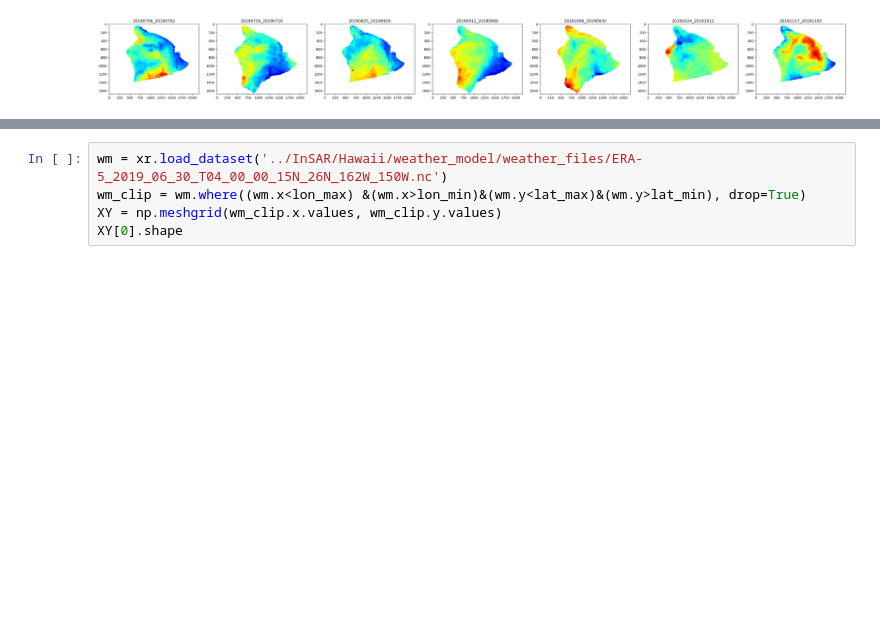
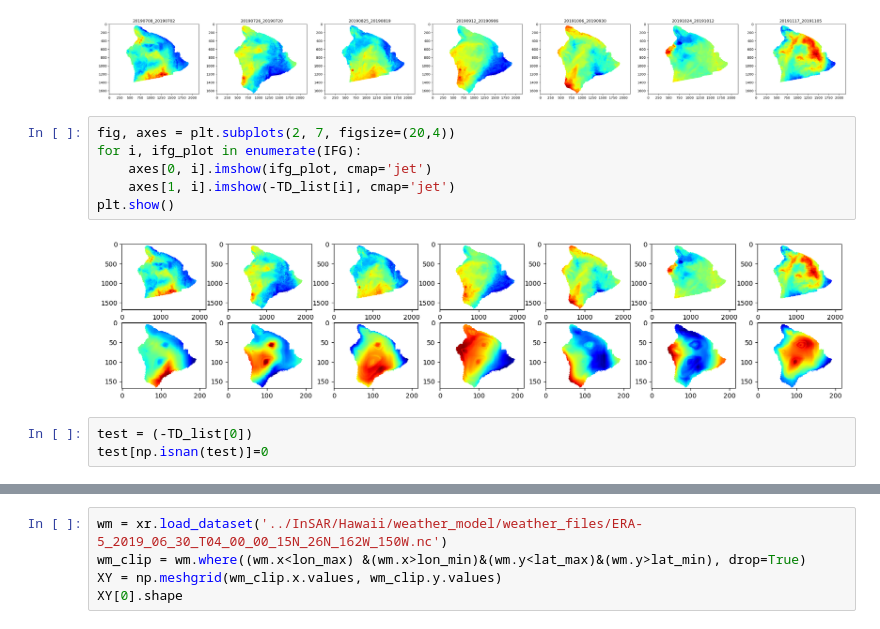
Before and after one commit to ngohikennyyue/Tropo_corrections, a Jupyter notebook: Hawaii_example.ipynb, the cells around one changed output, grey strips where cells are left out. Drawn from its saved outputs; the diff is of its cells as text; blank space fills up the shorter version.

```diff
--- a/Hawaii_example.ipynb
+++ b/Hawaii_example.ipynb
@@ -273,3 +273,14 @@ for i, date in enumerate(ifg_list[::4]):
 plt.show()
 # %% [output]
 [figure]
+# %%
+fig, axes = plt.subplots(2, 7, figsize=(20,4))
+for i, ifg_plot in enumerate(IFG):
+    axes[0, i].imshow(ifg_plot, cmap='jet')
+    axes[1, i].imshow(-TD_list[i], cmap='jet')
+plt.show()
+# %% [output]
+[figure, added]
+# %%
+test = (-TD_list[0])
+test[np.isnan(test)]=0
```
Also changed, not shown: parts of 5 cells of this notebook, 1 other file.
